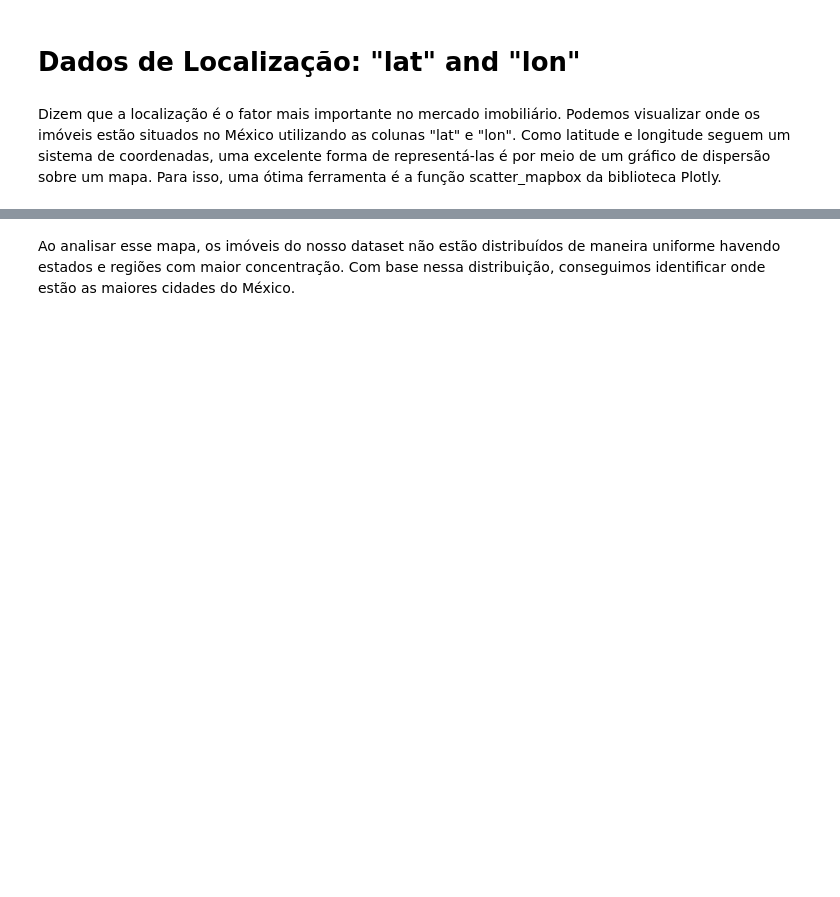
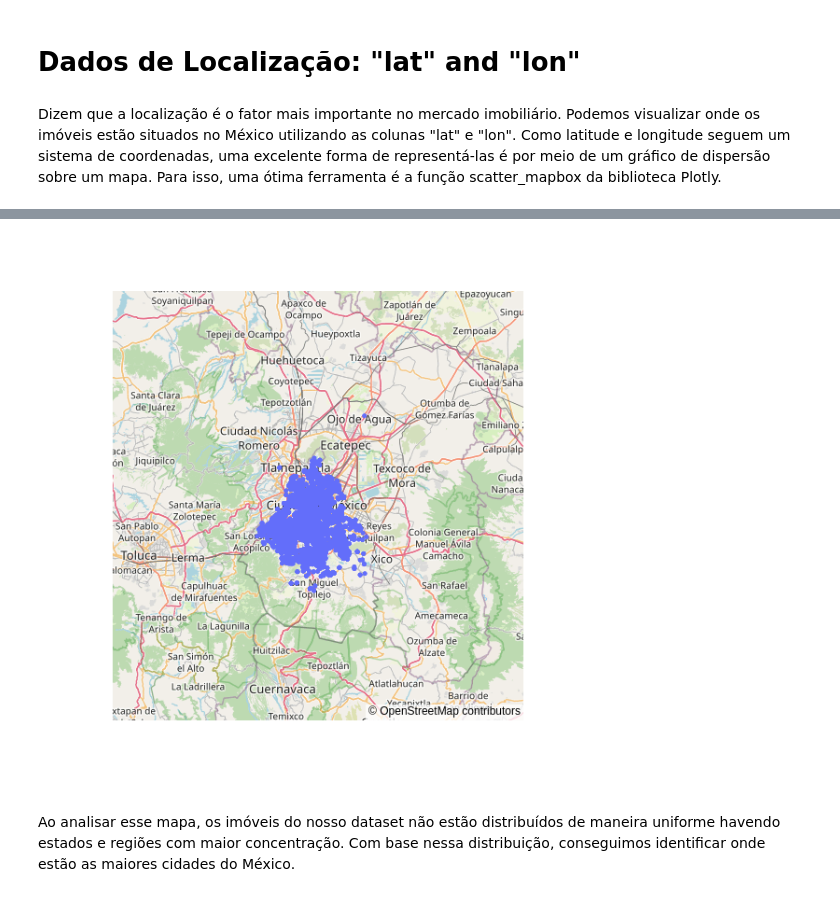
Before and after one commit to filipebvs/projects, a Jupyter notebook: housin_in_mexico/exploratory_data_analysis.ipynb, the cells around one changed output, grey strips where cells are left out. Cells and saved outputs as stored; diff of their text form; code cells hidden in the pictures; blank space fills up the shorter version.

```diff
--- a/housin_in_mexico/exploratory_data_analysis.ipynb
+++ b/housin_in_mexico/exploratory_data_analysis.ipynb
@@ -70,6 +73,13 @@ fig = px.scatter_mapbox(
 # Add mapbox_style to figure layout
 fig.update_layout(mapbox_style="open-street-map")
 
+# Salvar como imagem estática
+fig.write_image("mapa.png")
+
+# Mostrar no notebook
+from IPython.display import Image
+Image("mapa.png")
+
 # Show figure
-fig.show()
+#fig.show()
 # %% [output]
@@ -77,3 +86,4 @@ fig.show()
+[figure, added]
 # %% [markdown]
 Ao analisar esse mapa, os imóveis do nosso dataset não estão distribuídos de maneira uniforme havendo estados e regiões com maior concentração. Com base nessa distribuição, conseguimos identificar onde estão as maiores cidades do México.
 # %% [markdown]
```
Also changed, not shown: parts of 3 cells of this notebook.
